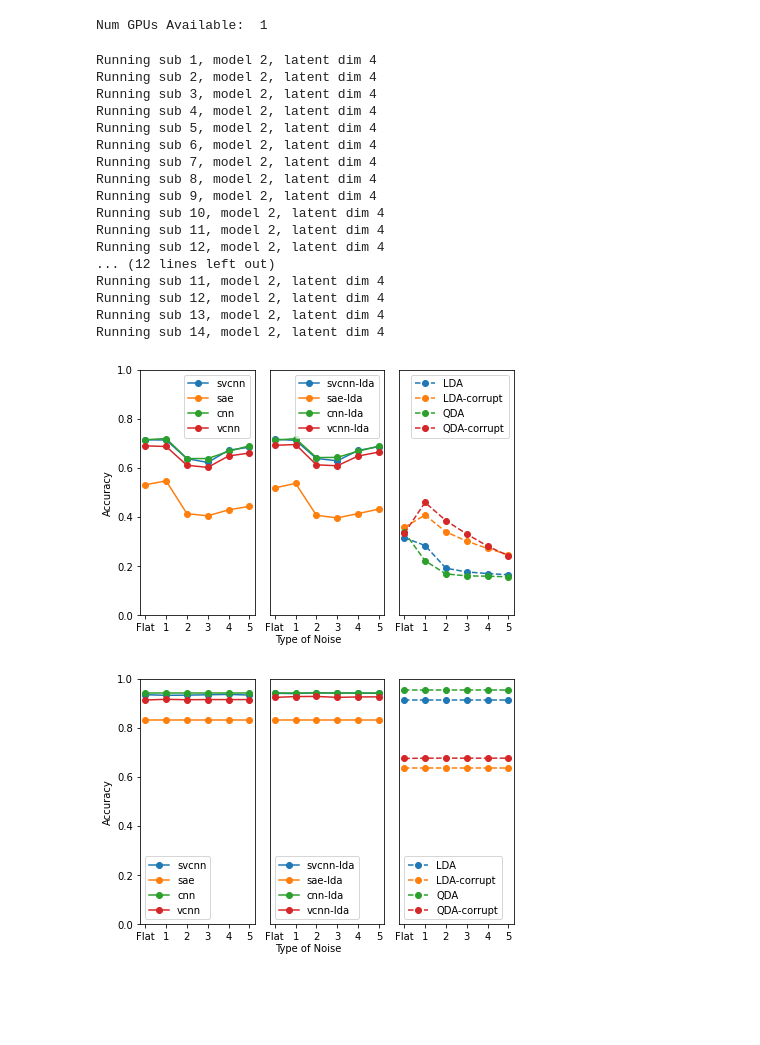
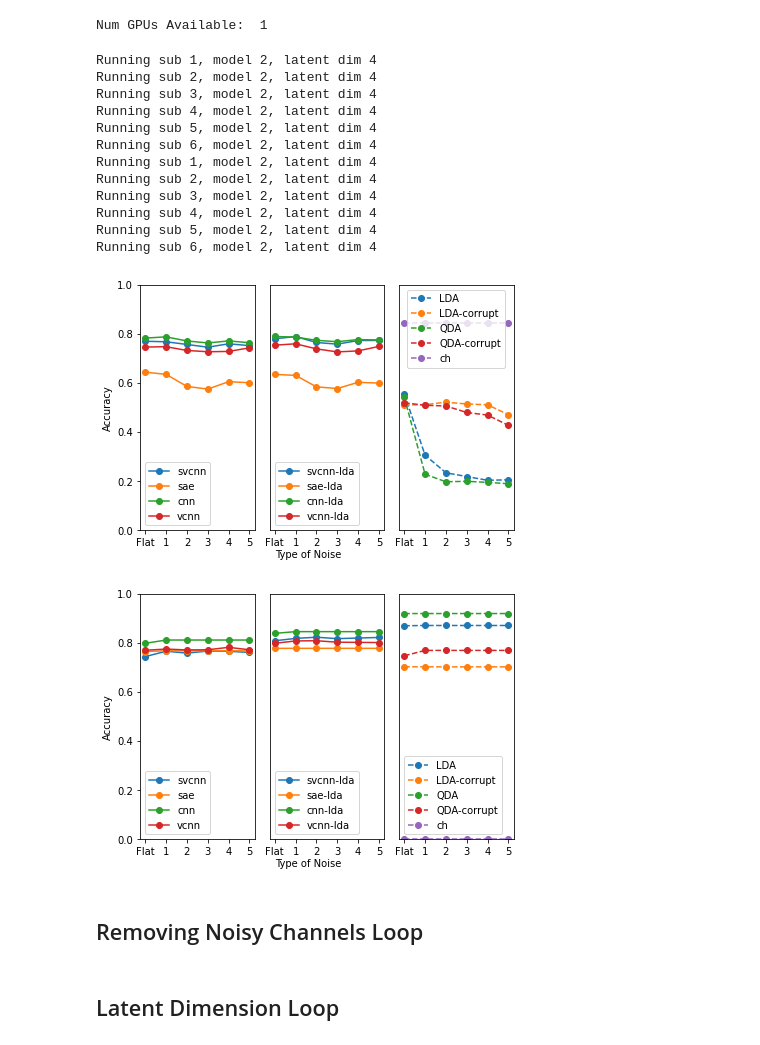
Before and after one commit to yuniteh/latent_rep, a Jupyter notebook: python/loop_main.ipynb, the cells around one changed output. Saved outputs shown, nothing was run; the diff lists cells and outputs as text; code cells hidden in the pictures; blank space fills up the shorter version.

Commit message:
working remove channel lda

```diff
--- a/python/loop_main.ipynb
+++ b/python/loop_main.ipynb
@@ -15,8 +15,8 @@ with open('train_data_raw_'  + sub_type + '.p', 'rb') as f:
     raw, params,feat,feat_sq = pickle.load(f)
 # %%
 # Loop through noise
-acc_all, acc_noise, acc_clean, file_name = lp.loop_sub(raw, params, sub_type, load=True, n_train='fullgaussflat2', train_scale=5, n_test='partflat3',test_scale=0,epochs=50, sparsity=True,dt='noise',feat_type='feat')
-acc_all, acc_noise, acc_clean, file_name = lp.loop_noise(raw, params, sub_type, load=True, n_train='fullgaussflat2', train_scale=5, n_test='partgauss3',epochs=50, sparsity=True,dt='noise',feat_type='feat')
+acc_all, acc_noise, acc_clean, file_name = lp.loop_sub(raw, params, sub_type, load=True, n_train='fullgaussflat3', train_scale=5, n_test='partflat2',test_scale=0,epochs=50, sparsity=True,dt='noise',feat_type='feat')
+acc_all, acc_noise, acc_clean, file_name = lp.loop_noise(raw, params, sub_type, load=True, n_train='fullgaussflat3', train_scale=5, n_test='partgauss2',epochs=50, sparsity=True,dt='noise',feat_type='feat')
 # %% [output]
 Running sub 1, model 2, latent dim 4
 Running sub 2, model 2, latent dim 4
@@ -24,48 +24,43 @@ Running sub 3, model 2, latent dim 4
 Running sub 4, model 2, latent dim 4
 Running sub 5, model 2, latent dim 4
 Running sub 6, model 2, latent dim 4
-Running sub 7, model 2, latent dim 4
-Running sub 8, model 2, latent dim 4
-Running sub 9, model 2, latent dim 4
-Running sub 10, model 2, latent dim 4
-Running sub 11, model 2, latent dim 4
-Running sub 12, model 2, latent dim 4
-... (12 lines left out)
-Running sub 11, model 2, latent dim 4
-Running sub 12, model 2, latent dim 4
-Running sub 13, model 2, latent dim 4
-Running sub 14, model 2, latent dim 4
+Running sub 1, model 2, latent dim 4
+Running sub 2, model 2, latent dim 4
+Running sub 3, model 2, latent dim 4
+Running sub 4, model 2, latent dim 4
+Running sub 5, model 2, latent dim 4
+Running sub 6, model 2, latent dim 4
 # %%
 # Load noise results
-sub_all, sub_noise, sub_clean, ave_all, ave_noise, ave_clean = lp.ave_results(params, sub_type, train_grp=2, feat_type='feat',epochs=50,n_train='fullgaussflat3',train_scale=5,n_test='partgauss3', latent_dim=4,loop_i='noise', dt='noise')
-sub_all, sub_noise, sub_clean, flat_ave_all, flat_ave_noise, flat_ave_clean = lp.ave_results(params, sub_type, train_grp=2, feat_type='feat',epochs=50,n_train='fullgaussflat3',train_scale=5,n_test='partflat3', latent_dim=4,loop_i='noise',dt='noise')
+sub_all, sub_noise, sub_clean, ave_all, ave_noise, ave_clean = lp.ave_results(params, sub_type, train_grp=2, feat_type='feat',epochs=50,n_train='fullgaussflat3',train_scale=5,n_test='partgauss1', latent_dim=4,loop_i='noise', dt='noise')
+sub_all, sub_noise, sub_clean, flat_ave_all, flat_ave_noise, flat_ave_clean = lp.ave_results(params, sub_type, train_grp=2, feat_type='feat',epochs=50,n_train='fullgaussflat3',train_scale=5,n_test='partflat1', latent_dim=4,loop_i='noise',dt='noise')
 flat_ave_all = flat_ave_all[np.newaxis,...]
 flat_ave_noise = flat_ave_noise[np.newaxis,...]
 flat_ave_clean = flat_ave_clean[np.newaxis,...]
 # %%
 # Plot accuracy vs. noise
 fig,ax = plt.subplots(1,3)
 for i in range(0,4):
     ax[0].plot(np.hstack((flat_ave_noise[0,i],ave_noise[:,i])),'-o')
 for i in range(4,8):
     ax[1].plot(np.hstack((flat_ave_noise[0,i],ave_noise[:,i])),'-o')
-for i in range(8,12):
+for i in range(8,13):
     ax[2].plot(np.hstack((flat_ave_noise[0,i],ave_noise[:,i])),'--o')
 ax[0].set_ylabel('Accuracy')
 fig.text(0.5, 0, 'Type of Noise', ha='center')
 ax[0].legend(['svcnn','sae','cnn','vcnn'])
 ax[1].legend(['svcnn-lda','sae-lda','cnn-lda','vcnn-lda'])
-ax[2].legend(['LDA','LDA-corrupt','QDA','QDA-corrupt'])
+ax[2].legend(['LDA','LDA-corrupt','QDA','QDA-corrupt','ch'])
 ax[1].set_yticks([])
 ax[2].set_yticks([])
 for i in range(0,3):
     ax[i].set_ylim(0,1)
     ax[i].set_xticks(range(0,6))
     ax[i].set_xticklabels(['Flat','1','2','3','4','5'])
 
 fig.set_tight_layout(True)
 # %% [output]
-[figure, old version]
+[figure, new version]
 # %%
 # Plot accuracy vs. noise
 fig,ax = plt.subplots(1,3)
@@ -73,13 +68,13 @@ for i in range(0,4):
     ax[0].plot(np.hstack((flat_ave_clean[0,i],ave_clean[:,i])),'-o')
 for i in range(4,8):
     ax[1].plot(np.hstack((flat_ave_clean[0,i],ave_clean[:,i])),'-o')
-for i in range(8,12):
+for i in range(8,13):
     ax[2].plot(np.hstack((flat_ave_clean[0,i],ave_clean[:,i])),'--o')
 ax[0].set_ylabel('Accuracy')
 fig.text(0.5, 0, 'Type of Noise', ha='center')
 ax[0].legend(['svcnn','sae','cnn','vcnn'])
 ax[1].legend(['svcnn-lda','sae-lda','cnn-lda','vcnn-lda'])
-ax[2].legend(['LDA','LDA-corrupt','QDA','QDA-corrupt'])
+ax[2].legend(['LDA','LDA-corrupt','QDA','QDA-corrupt','ch'])
 ax[1].set_yticks([])
 ax[2].set_yticks([])
 for i in range(0,3):
@@ -89,4 +84,6 @@ for i in range(0,3):
 
 fig.set_tight_layout(True)
 # %% [output]
-[figure, old version]
+[figure, new version]
+# %% [markdown]
+## Removing Noisy Channels Loop
@@ -93,3 +123,5 @@ fig.set_tight_layout(True)
+# %% [markdown]
+## Latent Dimension Loop
 # %%
 # loop through latent dimensions
 sub_all, sub_noise, sub_clean, file_name = lp.loop_alldim(raw, params, sub_type, load=False, n_train='gaussflat', train_scale=3, n_test='gauss', test_scale=1,epochs=30, sparsity=True, dt='0414')
```
Also changed, not shown: parts of 2 cells of this notebook, 2 other files.
